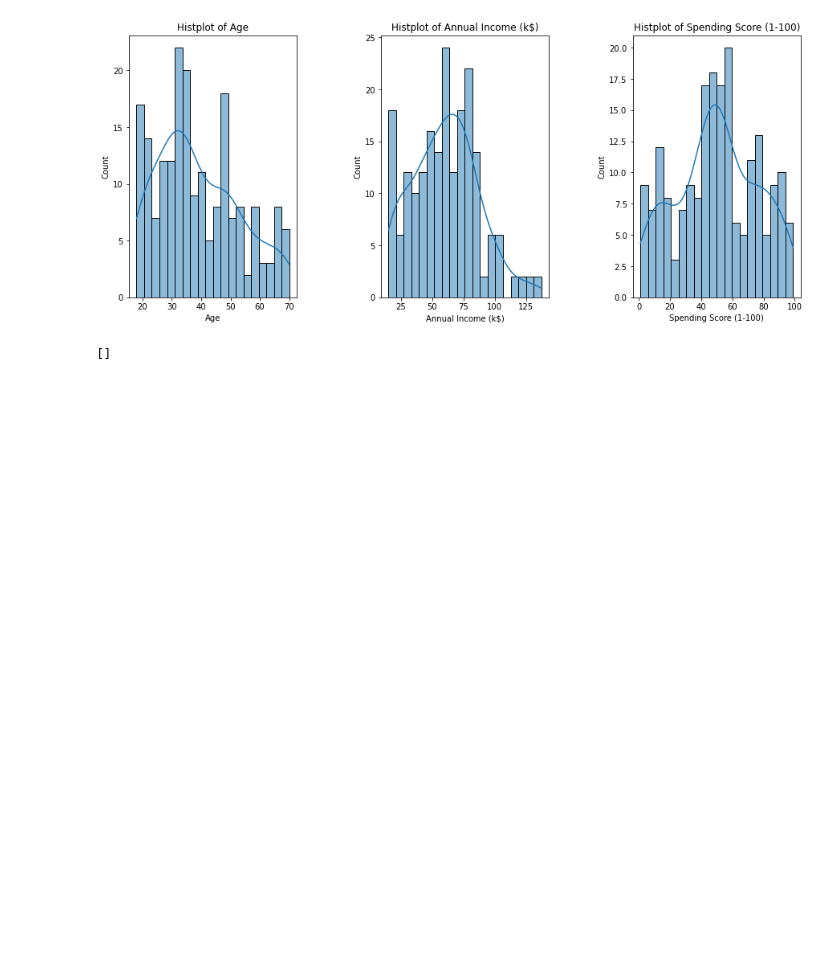
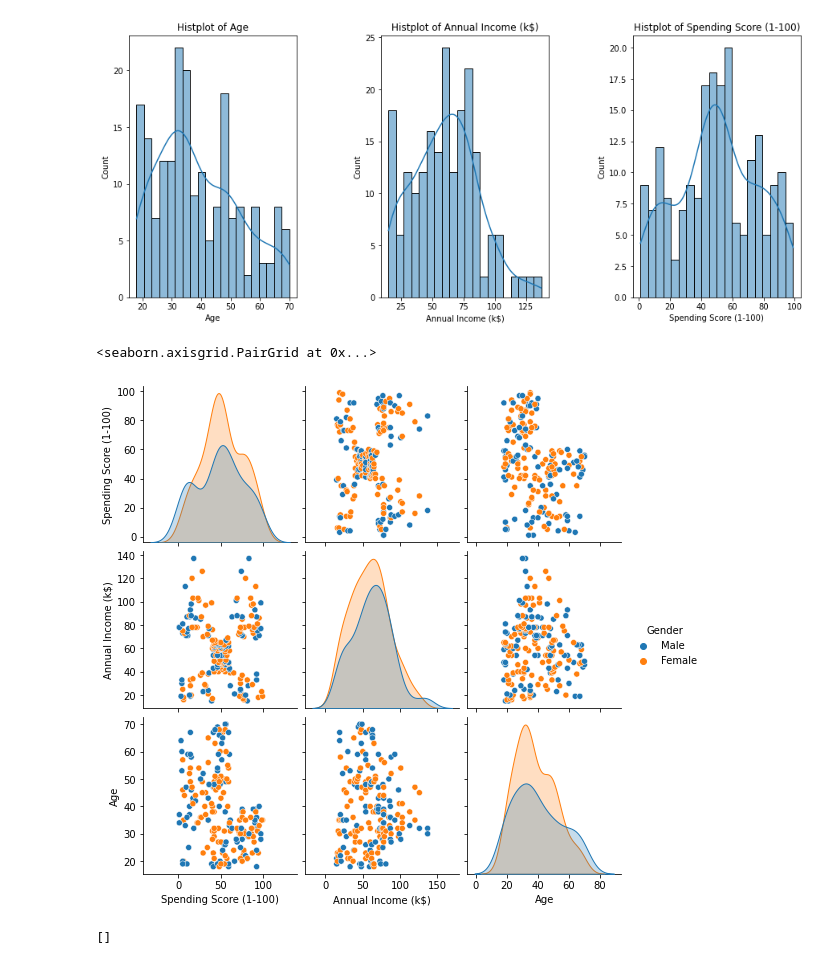
Before and after one commit to DataFalcons/customer_segmentation, a Jupyter notebook: Customer_Segmentation.ipynb, the cells around one changed output. Drawn from its saved outputs; the diff is of its cells as text; code cells hidden in the pictures; blank space fills up the shorter version.

```diff
--- a/Customer_Segmentation.ipynb
+++ b/Customer_Segmentation.ipynb
@@ -50,6 +50,11 @@ for col in ['Age' , 'Annual Income (k$)' , 'Spending Score (1-100)']:
 plt.show()
 # %% [output]
 [figure]
+# %%
+sns.pairplot(df, vars = ['Spending Score (1-100)', 'Annual Income (k$)', 'Age'], hue = "Gender")
+# %% [output]
+<seaborn.axisgrid.PairGrid at 0x...>
+[figure, added]
 # %%
 plt.title("Spending Score Vs Annual Income")
 sns.scatterplot(data=df, x="Spending Score (1-100)", y="Annual Income (k$)")
```
Also changed, not shown: parts of 13 cells of this notebook, 3 other files.
